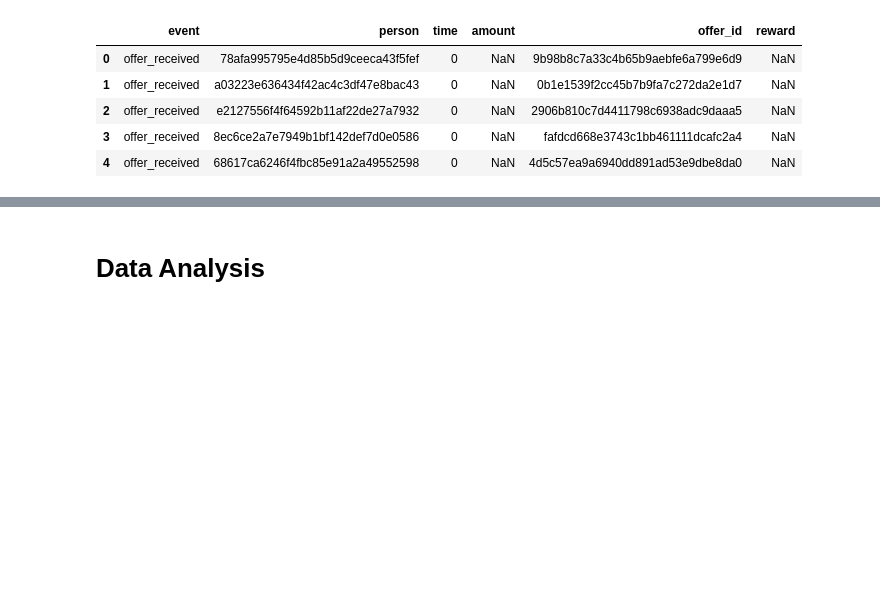
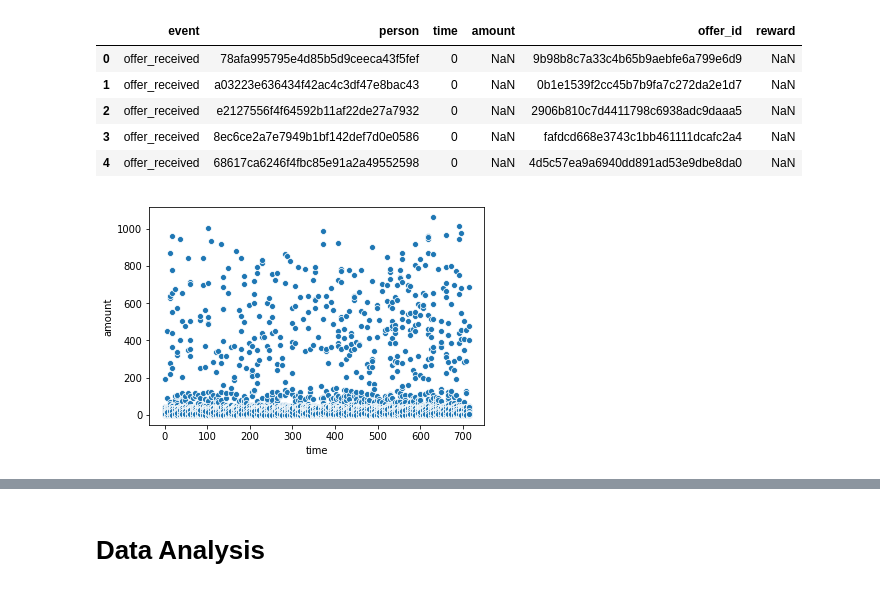
Before and after one commit to frigidplanet/udacity-capstone, a Jupyter notebook: Starbucks_Capstone_notebook.ipynb, the cells around one changed output, grey strips where cells are left out. Saved outputs shown, nothing was run; the diff lists cells and outputs as text; code cells hidden in the pictures; blank space fills up the shorter version.

```diff
--- a/Starbucks_Capstone_notebook.ipynb
+++ b/Starbucks_Capstone_notebook.ipynb
@@ -268,3 +272,9 @@ transcript.head()
 | 2 | offer_received | e2127556f4f64592b11af22de27a7932 | 0 | NaN | 2906b810c7d4411798c6938adc9daaa5 | NaN |
 | 3 | offer_received | 8ec6ce2a7e7949b1bf142def7d0e0586 | 0 | NaN | fafdcd668e3743c1bb461111dcafc2a4 | NaN |
 | 4 | offer_received | 68617ca6246f4fbc85e91a2a49552598 | 0 | NaN | 4d5c57ea9a6940dd891ad53e9dbe8da0 | NaN |
+# %%
+trans_amount_time = sns.scatterplot(x="time", y="amount", data=transcript);
+fig = trans_amount_time.get_figure()
+fig.savefig('transcript_trans_over_time.png');
+# %% [output]
+[figure, added]
```
Also changed, not shown: parts of 9 cells of this notebook, 1 other file.
